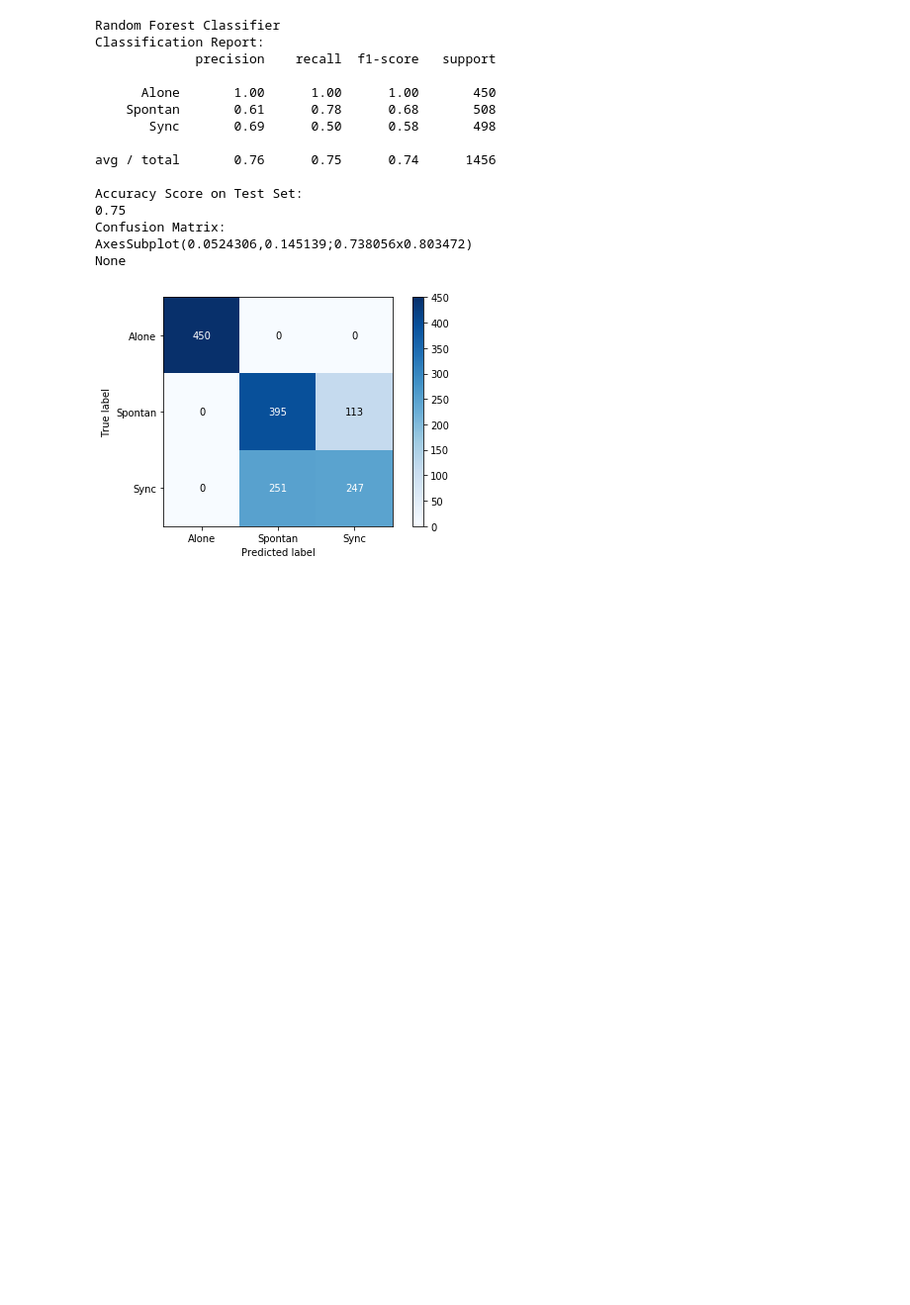
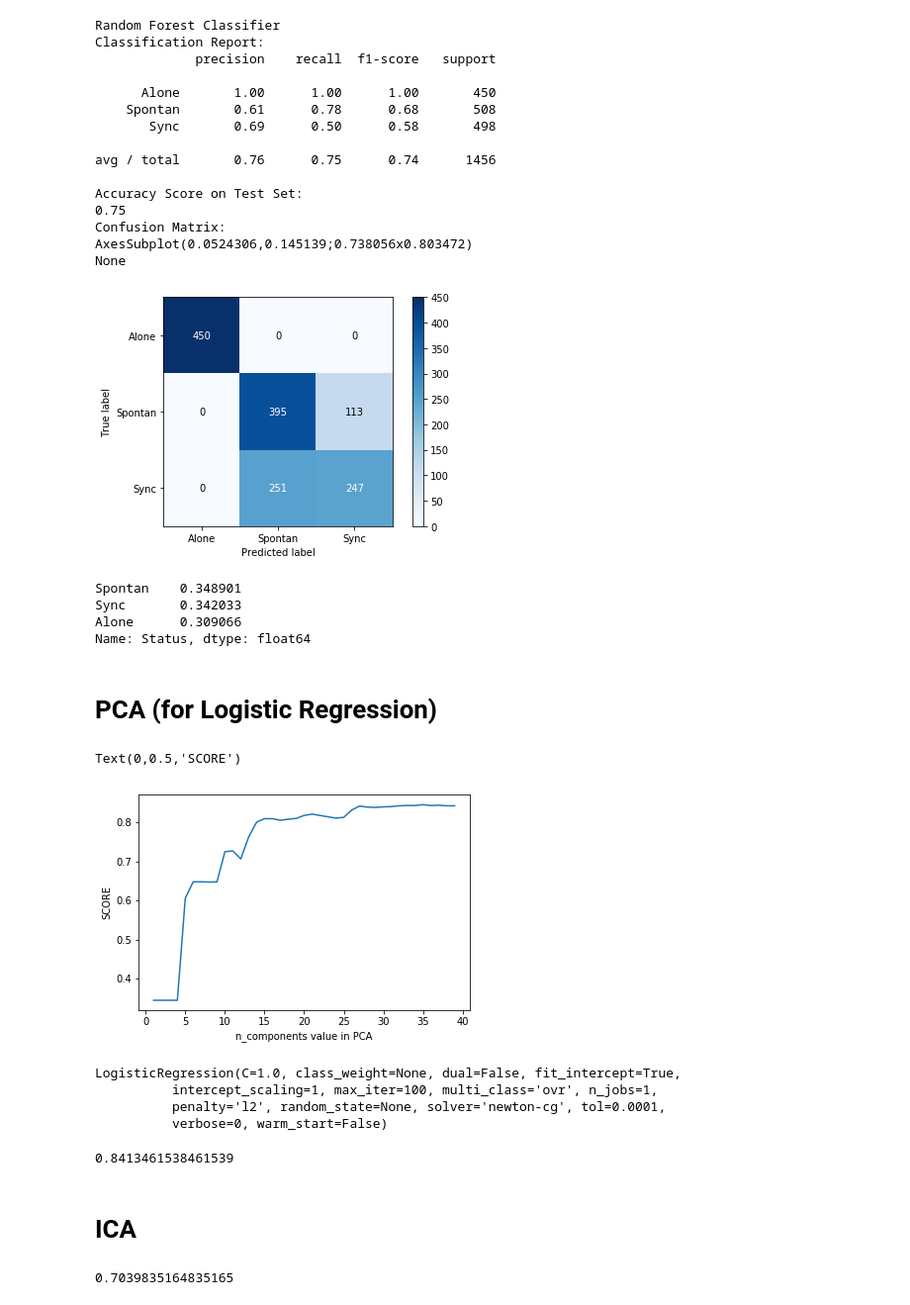
Before and after one commit to HilaShoshan/Hands-Movements-Classification, a Jupyter notebook: Hands Movements Classification.ipynb, the cells around one changed output. Shown at 99% size. Cells and saved outputs as stored; diff of their text form; code cells hidden in the pictures; blank space fills up the shorter version.

```diff
--- a/Hands Movements Classification.ipynb
+++ b/Hands Movements Classification.ipynb
@@ -828,5 +848,0 @@ cross_val_score(gnb, X_test, y_test, cv=10, scoring='accuracy').mean()
-# %%
-from sklearn.svm import SVC
-clf = SVC(gamma='auto')
-
-clf.fit(X_train, y_train)
@@ -1068,3 +1055,50 @@ Confusion Matrix:
 AxesSubplot(0.0524306,0.145139;0.738056x0.803472)
 None
 [figure]
+# %%
+# Null Classifier
+y_test.value_counts().head() / len(y_test)
+# %% [output]
+Spontan    0.348901
+Sync       0.342033
+Alone      0.309066
+Name: Status, dtype: float64
+# %% [markdown]
+# PCA (for Logistic Regression)
+# %%
+from sklearn.decomposition import PCA
+
+d_range = list(range(1, 40))
+d_scores = []
+for d in d_range:
+    pca = PCA(n_components=d)
+    X_train_pca = pca.fit_transform(X_train)
+    X_test_pca = pca.transform(X_test)
+    logreg = LogisticRegression(solver = 'newton-cg')
+    logreg.fit(X_train_pca, y_train)
+    scores = logreg.score(X_test_pca, y_test)
+    d_scores.append(scores.mean())
+# %%
+plt.plot(d_range, d_scores)
+plt.xlabel('n_components value in PCA')
+plt.ylabel('SCORE')
+# %% [output]
+Text(0,0.5,'SCORE')
+[figure, added]
+# %%
+pca = PCA(n_components=27)
+X_train_pca = pca.fit_transform(X_train)
+X_test_pca = pca.transform(X_test)
+logreg = LogisticRegression(solver = 'newton-cg')
+logreg.fit(X_train_pca, y_train)
+# %% [output]
+LogisticRegression(C=1.0, class_weight=None, dual=False, fit_intercept=True,
+          intercept_scaling=1, max_iter=100, multi_class='ovr', n_jobs=1,
+          penalty='l2', random_state=None, solver='newton-cg', tol=0.0001,
+          verbose=0, warm_start=False)
+# %%
+logreg.score(X_test_pca, y_test)
+# %% [output]
+0.8413461538461539
+# %% [markdown]
+# ICA
@@ -1070,0 +1111,6 @@ None
+# %%
+logreg = LogisticRegression(solver = 'newton-cg')
+logreg.fit(X_train_ica, y_train)
+logreg.score(X_test_ica, y_test)
+# %% [output]
+0.7039835164835165
```
Also changed, not shown: parts of 8 cells of this notebook.
